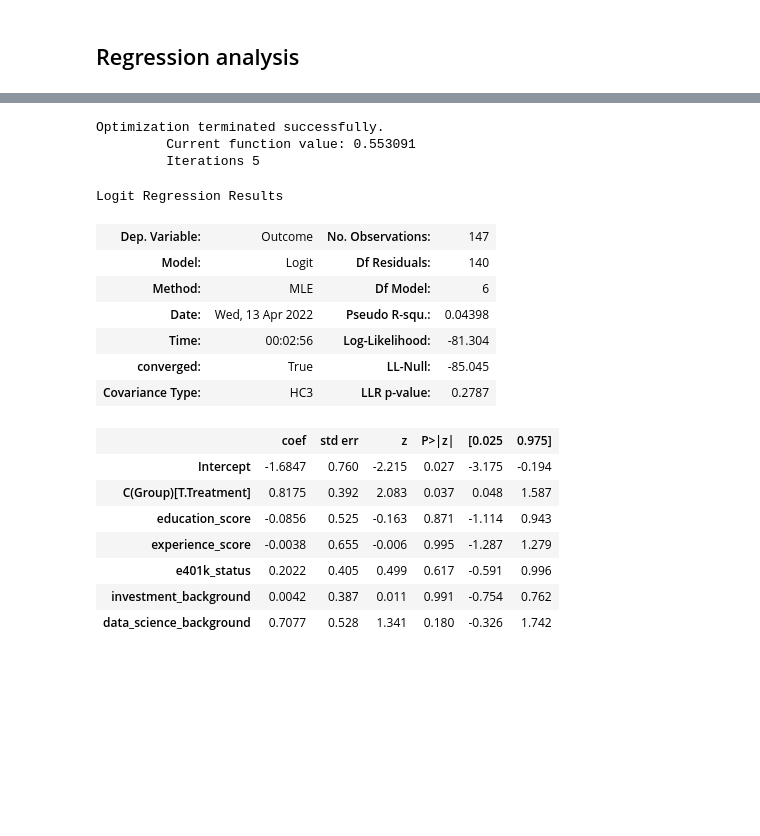
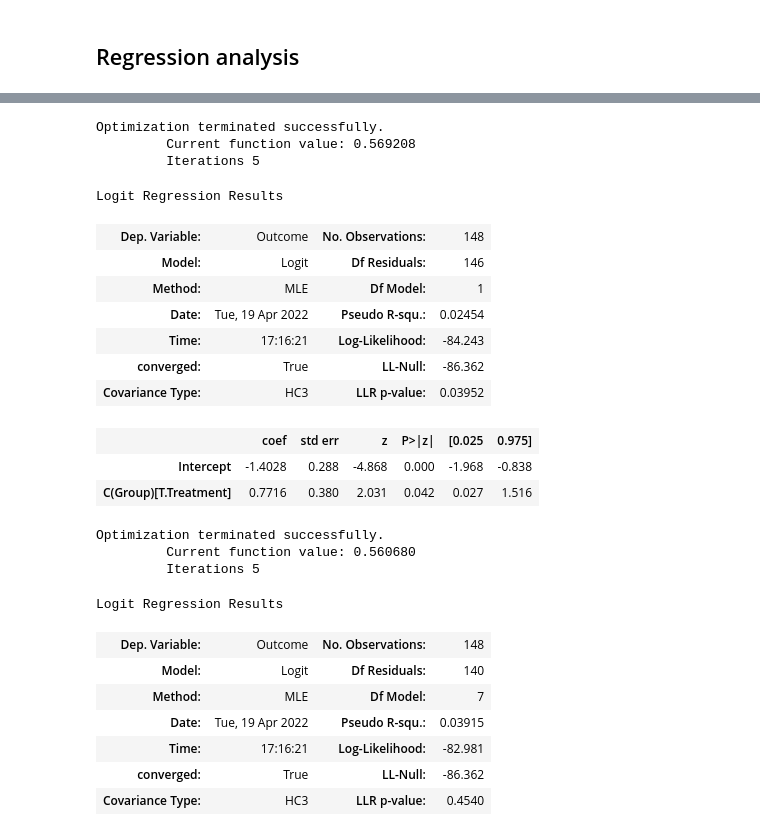
Before and after one commit to victorchenberkeley/w241_finalproject, a Jupyter notebook: w241_final_analysis.ipynb, the cells around one changed output, grey strips where cells are left out. Saved outputs shown, nothing was run; the diff lists cells and outputs as text; code cells hidden in the pictures; blank space fills up the shorter version.

```diff
--- a/w241_final_analysis.ipynb
+++ b/w241_final_analysis.ipynb
@@ -387,16 +541,0 @@ The t-test of the mean outcome difference has a p-value of 0.6185599512335765.
-# %%
-df['investment_background'] = 0
-df.loc[df['Investment']=="Yes, but I primarily rely on professional investors to help me invest.", 'investment_background'] = 0
-df.loc[df['Investment']=="Yes, I primarily make investments myself.", 'investment_background'] = 1
-
-print(df['investment_background'].value_counts())
-
-for i in df['investment_background'].unique():
-
-    print("\ninvestment background:", str(i))
-    Y1 = df[(df['Group']=='Treatment') & (df['investment_background']==i)]['Outcome']
-    Y0 = df[(df['Group']=='Control') & (df['investment_background']==i)]['Outcome']
-
-    print("ATE:", Y1.mean() - Y0.mean())
-    print("The variances are {} and {} for the control and treatment groups, respectively.".format(np.var(Y0), np.var(Y1)))
-    print("The t-test of the mean outcome difference has a p-value of {}.".format(stats.ttest_ind(Y1, Y0, equal_var=True)[1]))
@@ -475,2 +631,16 @@ The t-test of the mean outcome difference has a p-value of 0.3659958339806202.
 # %% [markdown]
 ## Regression analysis
+# %%
+df['Treatment'] = 0
+df.loc[df['Group']=='Treatment', 'Treatment'] =1
+
+cols = ['Outcome', 'Treatment', 'education_score', 'study_area_relevance', 'experience_score',
+       'e401k_status', 'investment_background', 'data_science_background']
+
+plt.figure(figsize=(15,5))
+ax = sns.heatmap(df[cols].corr().round(3),
+                 mask=np.triu(np.ones_like(df[cols].corr().round(2), dtype=bool)),
+                 cmap="PiYG", vmax=1, vmin=-1, annot=True, annot_kws={"size":10})
+plt.title('Correlation matrix')
+plt.show()
+plt.close()
@@ -477,27 +649,38 @@ The t-test of the mean outcome difference has a p-value of 0.3659958339806202.
 # %%
 import statsmodels.formula.api as smf
 
-formula  = "Outcome ~ 1 + C(Group) + education_score + experience_score + e401k_status + investment_background + data_science_background"
+formula  = "Outcome ~ 1 + C(Group)"
 mod = smf.logit(formula=formula, data=df)
 res = mod.fit(cov_type='HC3')
-res.summary()
+display(res.summary())
+
+formula  = "Outcome ~ 1 + C(Group) + education_score + study_area_relevance + experience_score + e401k_status + investment_background + data_science_background"
+mod = smf.logit(formula=formula, data=df)
+res = mod.fit(cov_type='HC3')
+display(res.summary())
 # %% [output]
 Optimization terminated successfully.
-         Current function value: 0.553091
+         Current function value: 0.569208
          Iterations 5
 Logit Regression Results
-| Dep. Variable: | Outcome | No. Observations: | 147 |
-| Model: | Logit | Df Residuals: | 140 |
-| Method: | MLE | Df Model: | 6 |
-| Date: | Wed, 13 Apr 2022 | Pseudo R-squ.: | 0.04398 |
-| Time: | 00:02:56 | Log-Likelihood: | -81.304 |
-| converged: | True | LL-Null: | -85.045 |
-| Covariance Type: | HC3 | LLR p-value: | 0.2787 |
+| Dep. Variable: | Outcome | No. Observations: | 148 |
+| Model: | Logit | Df Residuals: | 146 |
+| Method: | MLE | Df Model: | 1 |
+| Date: | Tue, 19 Apr 2022 | Pseudo R-squ.: | 0.02454 |
+| Time: | 17:16:21 | Log-Likelihood: | -84.243 |
+| converged: | True | LL-Null: | -86.362 |
+| Covariance Type: | HC3 | LLR p-value: | 0.03952 |
 |  | coef | std err | z | P>|z| | [0.025 | 0.975] |
-| Intercept | -1.6847 | 0.760 | -2.215 | 0.027 | -3.175 | -0.194 |
-| C(Group)[T.Treatment] | 0.8175 | 0.392 | 2.083 | 0.037 | 0.048 | 1.587 |
-| education_score | -0.0856 | 0.525 | -0.163 | 0.871 | -1.114 | 0.943 |
-| experience_score | -0.0038 | 0.655 | -0.006 | 0.995 | -1.287 | 1.279 |
-| e401k_status | 0.2022 | 0.405 | 0.499 | 0.617 | -0.591 | 0.996 |
-| investment_background | 0.0042 | 0.387 | 0.011 | 0.991 | -0.754 | 0.762 |
-| data_science_background | 0.7077 | 0.528 | 1.341 | 0.180 | -0.326 | 1.742 |
+| Intercept | -1.4028 | 0.288 | -4.868 | 0.000 | -1.968 | -0.838 |
+| C(Group)[T.Treatment] | 0.7716 | 0.380 | 2.031 | 0.042 | 0.027 | 1.516 |
+Optimization terminated successfully.
+         Current function value: 0.560680
+         Iterations 5
+Logit Regression Results
+| Dep. Variable: | Outcome | No. Observations: | 148 |
+| Model: | Logit | Df Residuals: | 140 |
+| Method: | MLE | Df Model: | 7 |
+| Date: | Tue, 19 Apr 2022 | Pseudo R-squ.: | 0.03915 |
+| Time: | 17:16:21 | Log-Likelihood: | -82.981 |
+| converged: | True | LL-Null: | -86.362 |
+| Covariance Type: | HC3 | LLR p-value: | 0.4540 |
```
Also changed, not shown: parts of 36 cells of this notebook, 3 other files.
